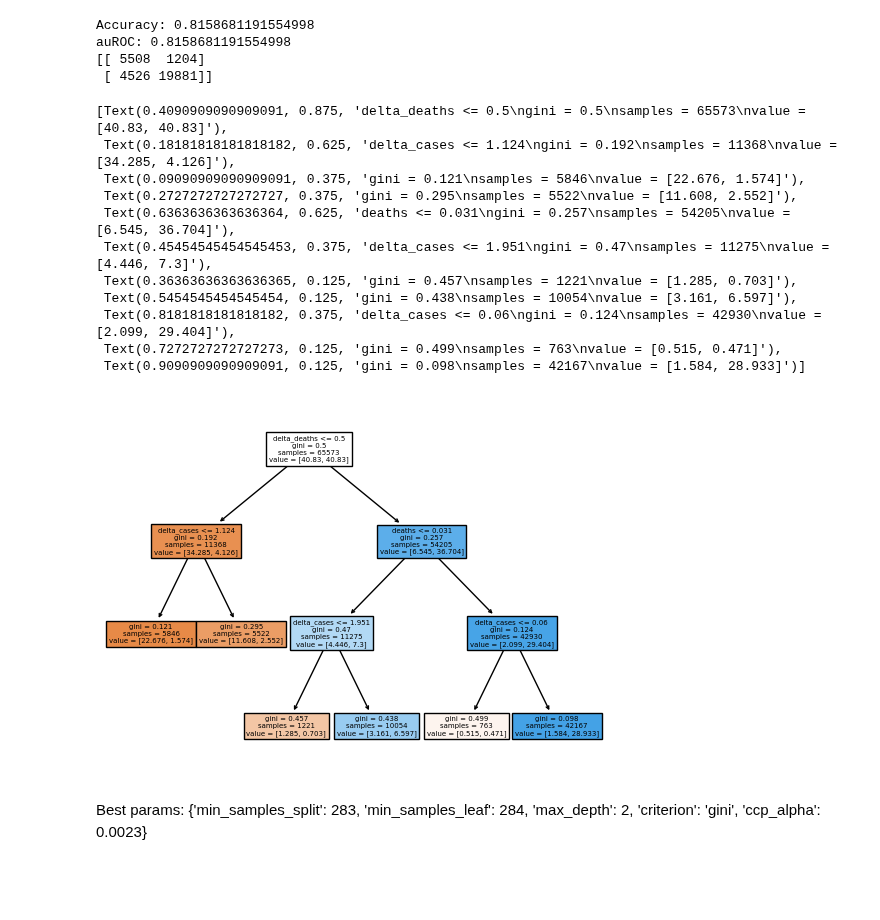
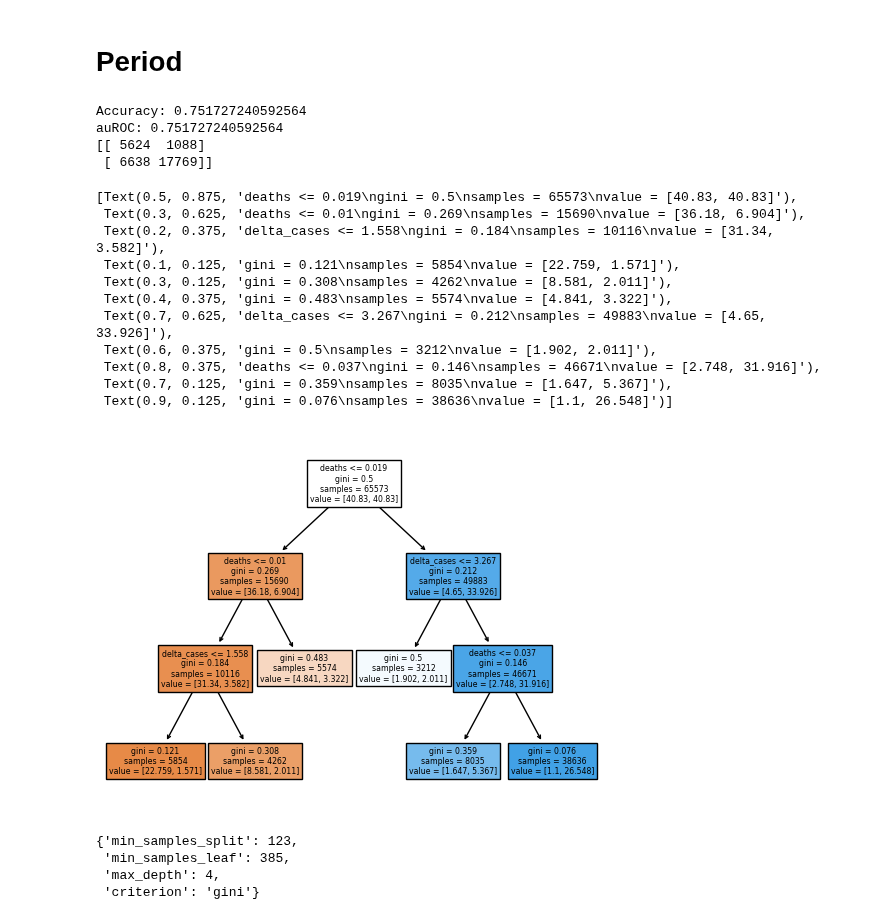
Before and after one commit to RachelMurray-Watson/COVID_forecasting, a Jupyter notebook: Optimized_CDC_Classifier.ipynb, the cells around one changed output. Cells and saved outputs as stored; diff of their text form; code cells hidden in the pictures; blank space fills up the shorter version.

Commit message:
Optimized CDC classifiers

```diff
--- a/Optimized_CDC_Classifier.ipynb
+++ b/Optimized_CDC_Classifier.ipynb
@@ -205,6 +275,8 @@ weights_df = weights_df.rename(columns = {'HSA_ID': 'HSA_ID', 'weight_alt':'weig
 weights_df = weights_df.drop_duplicates()
 weights_df['weight'].unique()
 all_HSA_ID_weekly_data = all_HSA_ID_weekly_data.join(weights_df['weight'])
+# %% [markdown]
+# Period
 # %%
 X_train, y_train, weights, missing_data_train_HSA = prep_training_test_data_period(all_HSA_ID_weekly_data, [3,2], no_weeks = range(1, int(123*2/3) + 1), weeks_in_futre = 3, if_train = False, geography = 'HSA_ID', weight_col = 'weight')
 
@@ -215,60 +287,61 @@ param_grid = {
     'criterion': ['gini'],#,  'entropy'],
     'max_depth': np.arange(1, 10),
     'min_samples_split':  np.arange(2, 300), #[100, 200, 300, 400, 500], #np.arange(50, 200),
-    'min_samples_leaf':  np.arange(2, 400), #100, 200, 300, 400, 500], #np.arange(500, 200)
-    'ccp_alpha': np.arange(0.0001, 0.0035, 0.0001) }
+    'min_samples_leaf':  np.arange(2, 400)}#, #100, 200, 300, 400, 500], #np.arange(500, 200)
+    #'ccp_alpha': np.arange(0.0001, 0.0035, 0.0001) }
 
 
 # Create the Decision Tree classifier
 cv = RepeatedStratifiedKFold(n_splits=10,  n_repeats=10,random_state=1) ## 10-fold cross validations
 
 clf = DecisionTreeClassifier(random_state=10, class_weight='balanced')
 
 # Perform Randomized Search with 10-fold cross-validation
 random_search = RandomizedSearchCV(clf, param_grid, n_iter=100, cv=cv, random_state=10)
 random_search.fit(X_train, y_train, sample_weight = weights)
 
 best_params = random_search.best_params_
 
 # Create the Decision Tree classifier with the best hyperparameters
 #clf = DecisionTreeClassifier(**best_params, random_state=100, class_weight='balanced')
 clf = DecisionTreeClassifier(random_state=10, class_weight='balanced', ccp_alpha = 0.0025,)
 
 # Train the decision tree classifier
 clf.fit(X_train, y_train[0],  sample_weight = weights)
 
 # Make predictions on the test set
 y_pred = clf.predict(X_test)
 # Evaluate the accuracy of the model
 accuracy = accuracy_score(y_test, y_pred)
 ROC = roc_auc_score(y_test[0], y_pred)
 
 print("Accuracy:", accuracy)
 print("auROC:", accuracy)
 
 print(confusion_matrix(y_test, y_pred))
-plot_tree(clf, feature_names=['cases','delta_cases', 'deaths', 'delta_deaths', 'admits', 'delta_admits', 'icu', 'delta_icu',  'beds', 'delta_beds' 'perc_covid', 'delta_perc', 'beds_over_15_100k'], filled=True)
-plt.savefig('Graphs/Optimized_CDC_classifier.png', dpi = 300)
+plot_tree(clf, feature_names=['cases', 'admits','perc_covid'], filled=True)
+#plt.savefig('Graphs/Optimized_CDC_classifier.png', dpi = 300)
 # %% [output]
-Accuracy: 0.8158681191554998
-auROC: 0.8158681191554998
-[[ 5508  1204]
- [ 4526 19881]]
+Accuracy: 0.751727240592564
+auROC: 0.751727240592564
+[[ 5624  1088]
+ [ 6638 17769]]
-[Text(0.4090909090909091, 0.875, 'delta_deaths <= 0.5\ngini = 0.5\nsamples = 65573\nvalue = [40.83, 40.83]'),
- Text(0.18181818181818182, 0.625, 'delta_cases <= 1.124\ngini = 0.192\nsamples = 11368\nvalue = [34.285, 4.126]'),
- Text(0.09090909090909091, 0.375, 'gini = 0.121\nsamples = 5846\nvalue = [22.676, 1.574]'),
- Text(0.2727272727272727, 0.375, 'gini = 0.295\nsamples = 5522\nvalue = [11.608, 2.552]'),
- Text(0.6363636363636364, 0.625, 'deaths <= 0.031\ngini = 0.257\nsamples = 54205\nvalue = [6.545, 36.704]'),
- Text(0.45454545454545453, 0.375, 'delta_cases <= 1.951\ngini = 0.47\nsamples = 11275\nvalue = [4.446, 7.3]'),
- Text(0.36363636363636365, 0.125, 'gini = 0.457\nsamples = 1221\nvalue = [1.285, 0.703]'),
- Text(0.5454545454545454, 0.125, 'gini = 0.438\nsamples = 10054\nvalue = [3.161, 6.597]'),
- Text(0.8181818181818182, 0.375, 'delta_cases <= 0.06\ngini = 0.124\nsamples = 42930\nvalue = [2.099, 29.404]'),
- Text(0.7272727272727273, 0.125, 'gini = 0.499\nsamples = 763\nvalue = [0.515, 0.471]'),
- Text(0.9090909090909091, 0.125, 'gini = 0.098\nsamples = 42167\nvalue = [1.584, 28.933]')]
+[Text(0.5, 0.875, 'deaths <= 0.019\ngini = 0.5\nsamples = 65573\nvalue = [40.83, 40.83]'),
+ Text(0.3, 0.625, 'deaths <= 0.01\ngini = 0.269\nsamples = 15690\nvalue = [36.18, 6.904]'),
+ Text(0.2, 0.375, 'delta_cases <= 1.558\ngini = 0.184\nsamples = 10116\nvalue = [31.34, 3.582]'),
+ Text(0.1, 0.125, 'gini = 0.121\nsamples = 5854\nvalue = [22.759, 1.571]'),
+ Text(0.3, 0.125, 'gini = 0.308\nsamples = 4262\nvalue = [8.581, 2.011]'),
+ Text(0.4, 0.375, 'gini = 0.483\nsamples = 5574\nvalue = [4.841, 3.322]'),
+ Text(0.7, 0.625, 'delta_cases <= 3.267\ngini = 0.212\nsamples = 49883\nvalue = [4.65, 33.926]'),
+ Text(0.6, 0.375, 'gini = 0.5\nsamples = 3212\nvalue = [1.902, 2.011]'),
+ Text(0.8, 0.375, 'deaths <= 0.037\ngini = 0.146\nsamples = 46671\nvalue = [2.748, 31.916]'),
+ Text(0.7, 0.125, 'gini = 0.359\nsamples = 8035\nvalue = [1.647, 5.367]'),
+ Text(0.9, 0.125, 'gini = 0.076\nsamples = 38636\nvalue = [1.1, 26.548]')]
-[figure, old version]
+[figure, new version]
-# %% [markdown]
-Best params: {'min_samples_split': 283,
- 'min_samples_leaf': 284,
- 'max_depth': 2,
- 'criterion': 'gini',
- 'ccp_alpha': 0.0023}
+# %%
+best_params
+# %% [output]
+{'min_samples_split': 123,
+ 'min_samples_leaf': 385,
+ 'max_depth': 4,
+ 'criterion': 'gini'}
```
Also changed, not shown: parts of 12 cells of this notebook, 2 other files.
